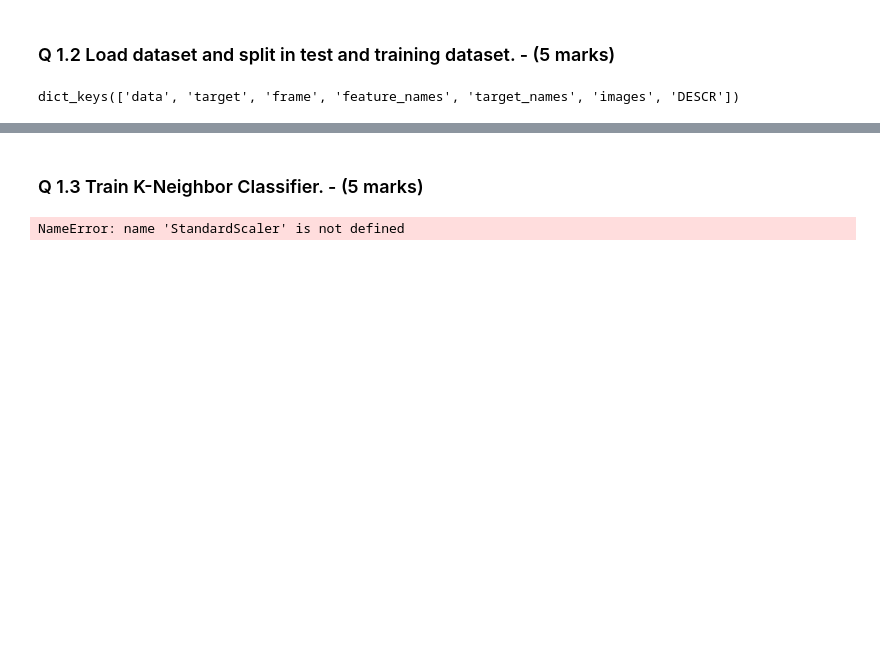
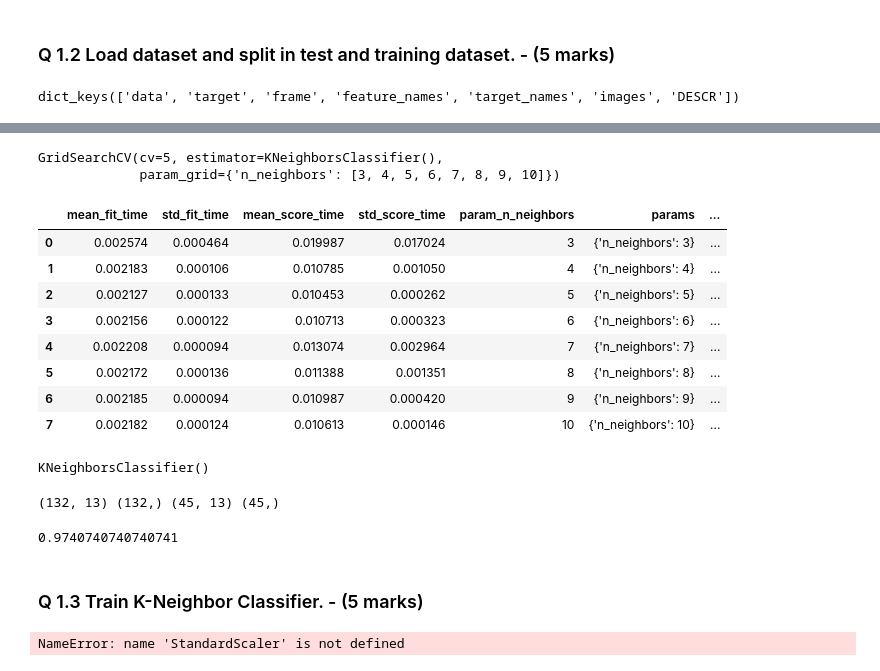
Before and after one commit to rashimujumdar/upload, a Jupyter notebook: 015_ML_Eval_Assignment_1.ipynb, the cells around one changed output, grey strips where cells are left out. Drawn from its saved outputs; the diff is of its cells as text; code cells hidden in the pictures; blank space fills up the shorter version.

```diff
--- a/015_ML_Eval_Assignment_1.ipynb
+++ b/015_ML_Eval_Assignment_1.ipynb
@@ -100,0 +76,34 @@ print (x_train.shape, y_train.shape, x_test.shape, y_test.shape)
+# %%
+X_train, X_test, y_train, y_test = train_test_split(df.drop('target',axis='columns'), df.target, test_size=0.2, random_state=2)
+# %%
+clf = GridSearchCV(KNeighborsClassifier(),{'n_neighbors': [3,4,5,6,7,8,9,10]}, cv=5, return_train_score=False)
+clf.fit(X_train, y_train)
+# %% [output]
+GridSearchCV(cv=5, estimator=KNeighborsClassifier(),
+             param_grid={'n_neighbors': [3, 4, 5, 6, 7, 8, 9, 10]})
+# %%
+pd.DataFrame(clf.cv_results_)
+# %% [output]
+|  | mean_fit_time | std_fit_time | mean_score_time | std_score_time | param_n_neighbors | params | ... |
+| 0 | 0.002574 | 0.000464 | 0.019987 | 0.017024 | 3 | {'n_neighbors': 3} | ... |
+| 1 | 0.002183 | 0.000106 | 0.010785 | 0.001050 | 4 | {'n_neighbors': 4} | ... |
+| 2 | 0.002127 | 0.000133 | 0.010453 | 0.000262 | 5 | {'n_neighbors': 5} | ... |
+| 3 | 0.002156 | 0.000122 | 0.010713 | 0.000323 | 6 | {'n_neighbors': 6} | ... |
+| 4 | 0.002208 | 0.000094 | 0.013074 | 0.002964 | 7 | {'n_neighbors': 7} | ... |
+| 5 | 0.002172 | 0.000136 | 0.011388 | 0.001351 | 8 | {'n_neighbors': 8} | ... |
+| 6 | 0.002185 | 0.000094 | 0.010987 | 0.000420 | 9 | {'n_neighbors': 9} | ... |
+| 7 | 0.002182 | 0.000124 | 0.010613 | 0.000146 | 10 | {'n_neighbors': 10} | ... |
+# %%
+knn = KNeighborsClassifier(n_neighbors=5)
+knn.fit(X_train, y_train)
+# %% [output]
+KNeighborsClassifier()
+# %%
+x_train, x_test, y_train, y_test = train_test_split(x, y, test_size=0.25)
+print (x_train.shape, y_train.shape, x_test.shape, y_test.shape)
+# %% [output]
+(132, 13) (132,) (45, 13) (45,)
+# %%
+knn.score(X_test, y_test)
+# %% [output]
+0.9740740740740741
```
Also changed, not shown: parts of 11 cells of this notebook.
